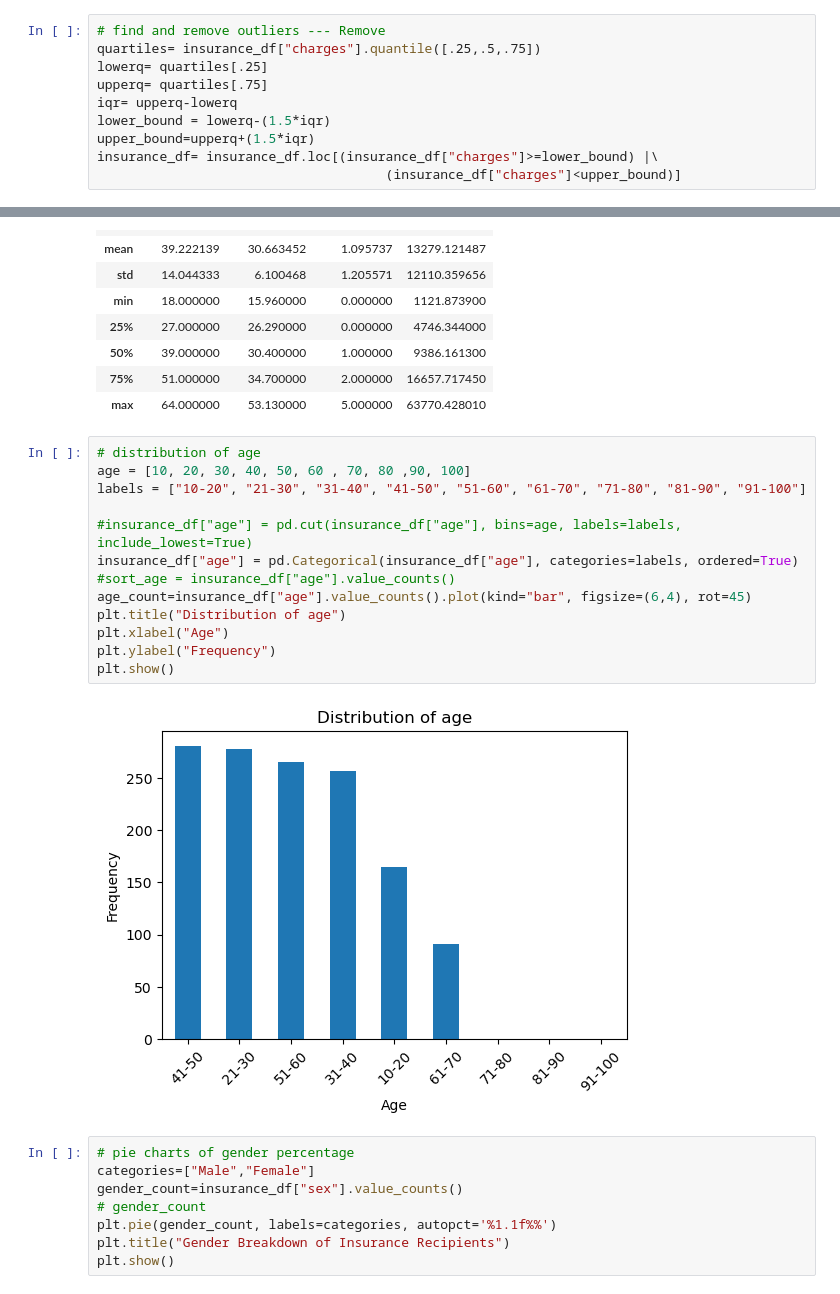
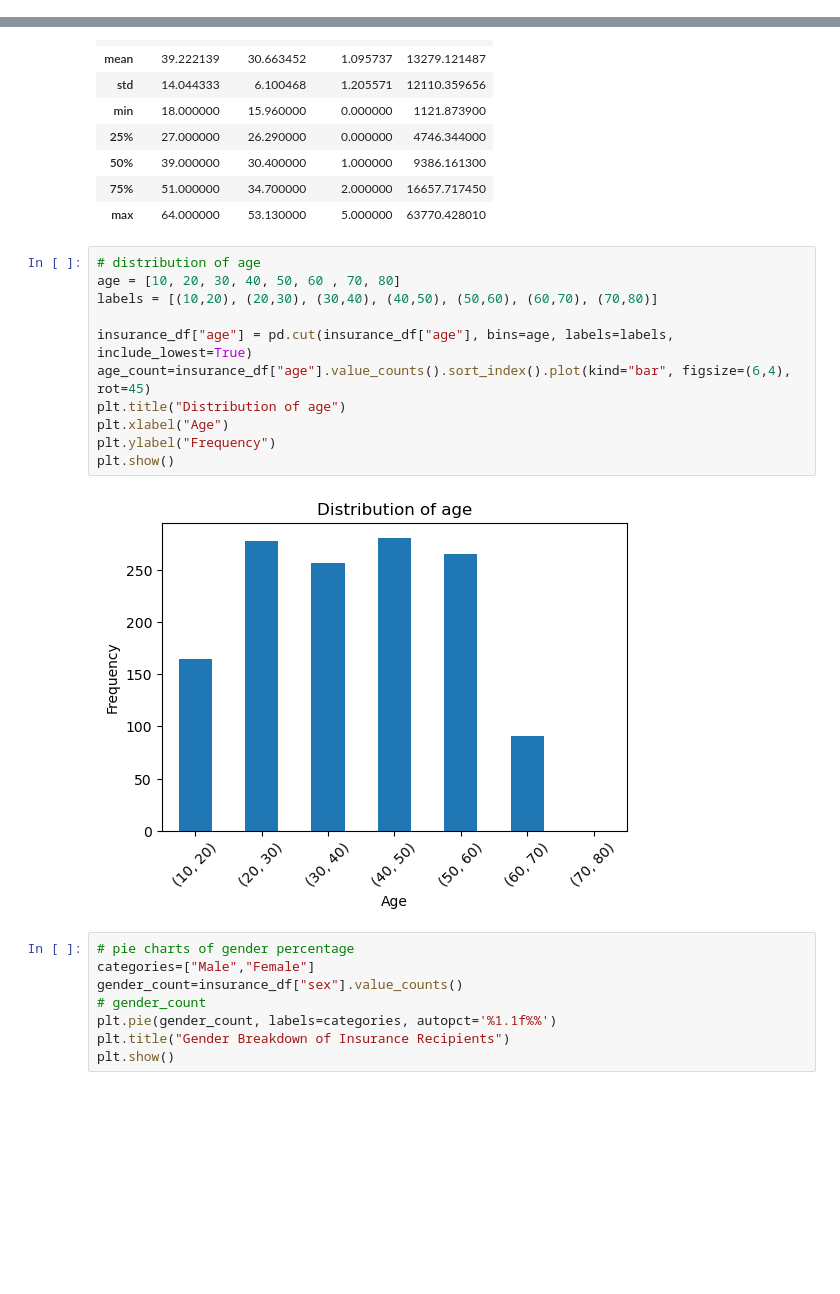
Before and after one commit to carolinefoshee/project-1, a Jupyter notebook: project1.ipynb, the cells around one changed output, grey strips where cells are left out. Cells and saved outputs as stored; diff of their text form; blank space fills up the shorter version.

```diff
--- a/project1.ipynb
+++ b/project1.ipynb
@@ -96,10 +86,0 @@ plt.show()
-# %%
-# find and remove outliers --- Remove
-quartiles= insurance_df["charges"].quantile([.25,.5,.75])
-lowerq= quartiles[.25]
-upperq= quartiles[.75]
-iqr= upperq-lowerq
-lower_bound = lowerq-(1.5*iqr)
-upper_bound=upperq+(1.5*iqr)
-insurance_df= insurance_df.loc[(insurance_df["charges"]>=lower_bound) |\
-                                     (insurance_df["charges"]<upper_bound)]
@@ -120,19 +110,17 @@ insurance_df.describe()
 | max | 64.000000 | 53.130000 | 5.000000 | 63770.428010 |
 # %%
 # distribution of age
-age = [10, 20, 30, 40, 50, 60 , 70, 80 ,90, 100]
-labels = ["10-20", "21-30", "31-40", "41-50", "51-60", "61-70", "71-80", "81-90", "91-100"]
+age = [10, 20, 30, 40, 50, 60 , 70, 80]
+labels = [(10,20), (20,30), (30,40), (40,50), (50,60), (60,70), (70,80)]
 
-#insurance_df["age"] = pd.cut(insurance_df["age"], bins=age, labels=labels, include_lowest=True)
-insurance_df["age"] = pd.Categorical(insurance_df["age"], categories=labels, ordered=True)
-#sort_age = insurance_df["age"].value_counts()
-age_count=insurance_df["age"].value_counts().plot(kind="bar", figsize=(6,4), rot=45)
+insurance_df["age"] = pd.cut(insurance_df["age"], bins=age, labels=labels, include_lowest=True)
+age_count=insurance_df["age"].value_counts().sort_index().plot(kind="bar", figsize=(6,4), rot=45)
 plt.title("Distribution of age")
 plt.xlabel("Age")
 plt.ylabel("Frequency")
 plt.show()
 # %% [output]
-[figure, old version]
+[figure, new version]
 # %%
 # pie charts of gender percentage
 categories=["Male","Female"]
```
Also changed, not shown: parts of 16 cells of this notebook.
